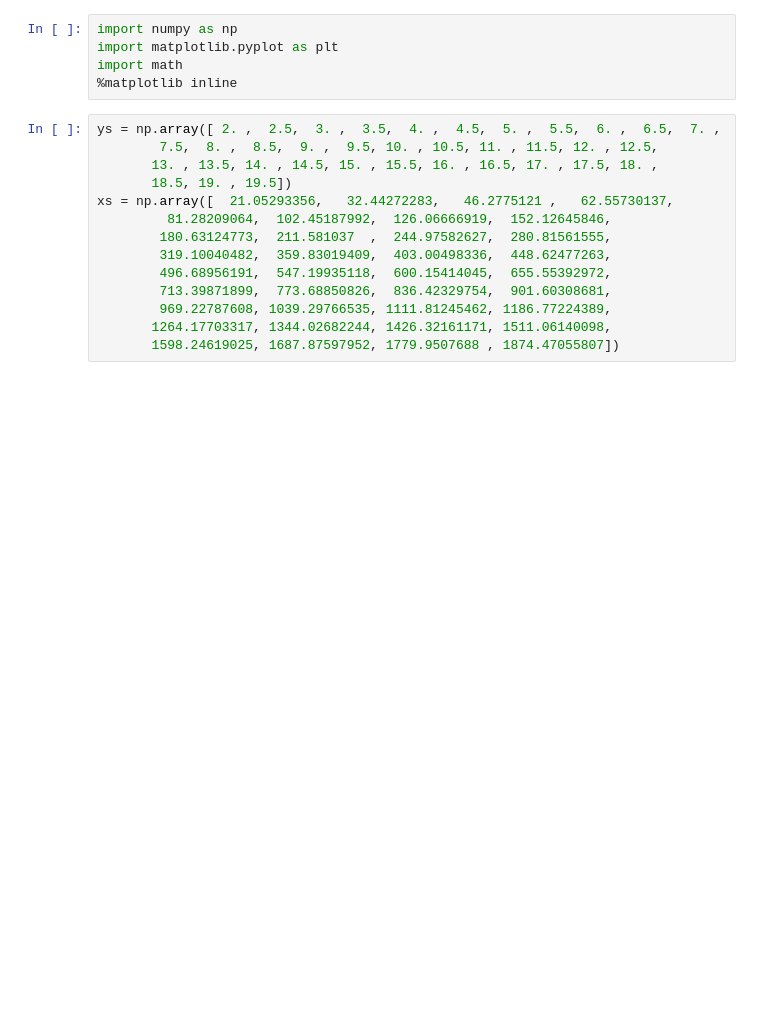
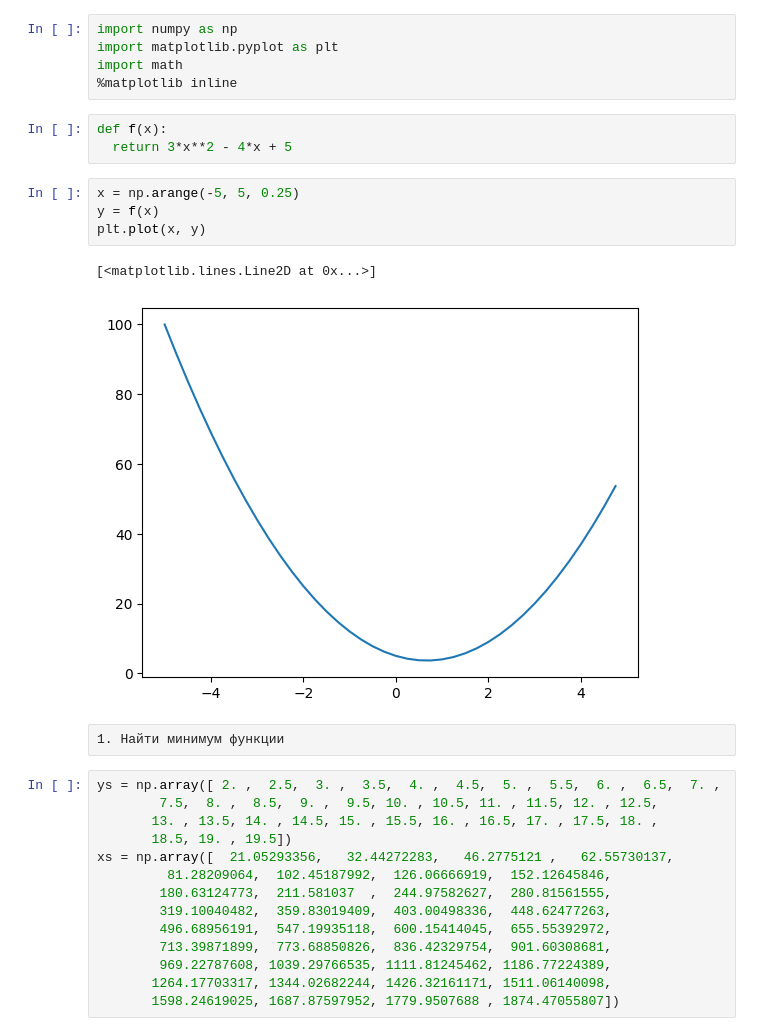
Before and after one commit to pltnv-a-a/nlp-notes, a Jupyter notebook: hw/hw1.ipynb, the cells around one changed output. Drawn from its saved outputs; the diff is of its cells as text; blank space fills up the shorter version.

```diff
--- a/hw/hw1.ipynb
+++ b/hw/hw1.ipynb
@@ -5,6 +5,18 @@ import numpy as np
 import matplotlib.pyplot as plt
 import math
 %matplotlib inline
+# %%
+def f(x):
+  return 3*x**2 - 4*x + 5
+# %%
+x = np.arange(-5, 5, 0.25)
+y = f(x)
+plt.plot(x, y)
+# %% [output]
+[<matplotlib.lines.Line2D at 0x...>]
+[figure, added]
+# %% [raw]
+1. Найти минимум функции
 # %%
 ys = np.array([ 2. ,  2.5,  3. ,  3.5,  4. ,  4.5,  5. ,  5.5,  6. ,  6.5,  7. ,
         7.5,  8. ,  8.5,  9. ,  9.5, 10. , 10.5, 11. , 11.5, 12. , 12.5,
```
Also changed, not shown: parts of 3 cells of this notebook, 5 other files.
